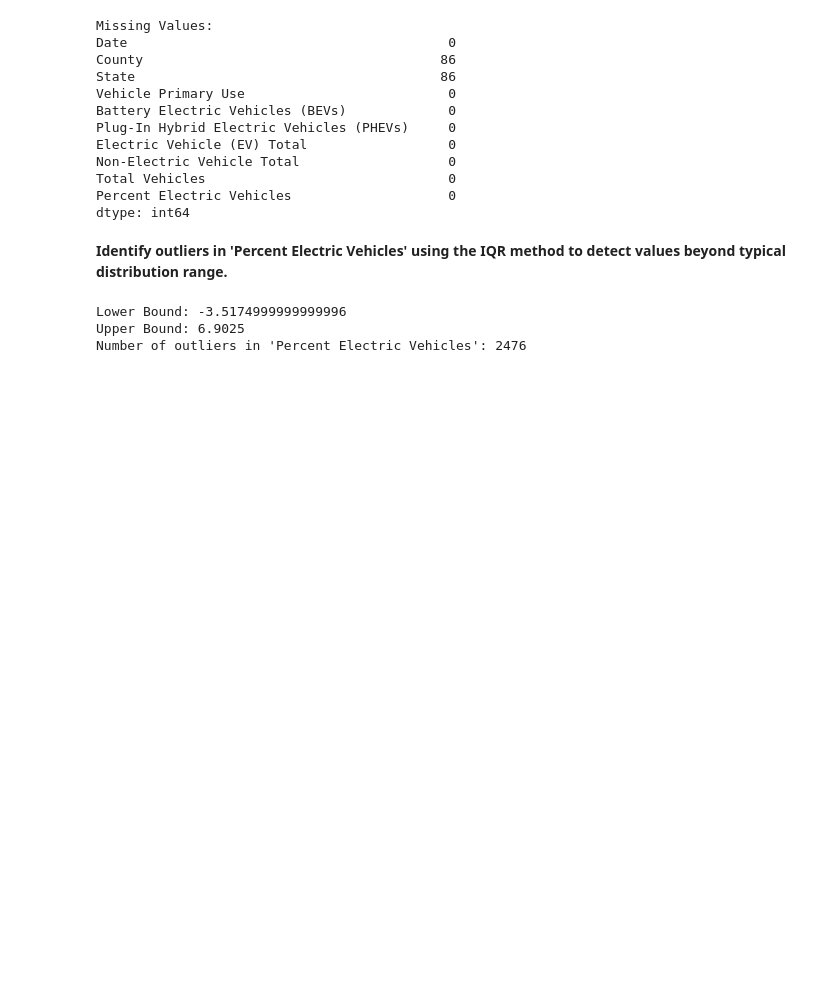
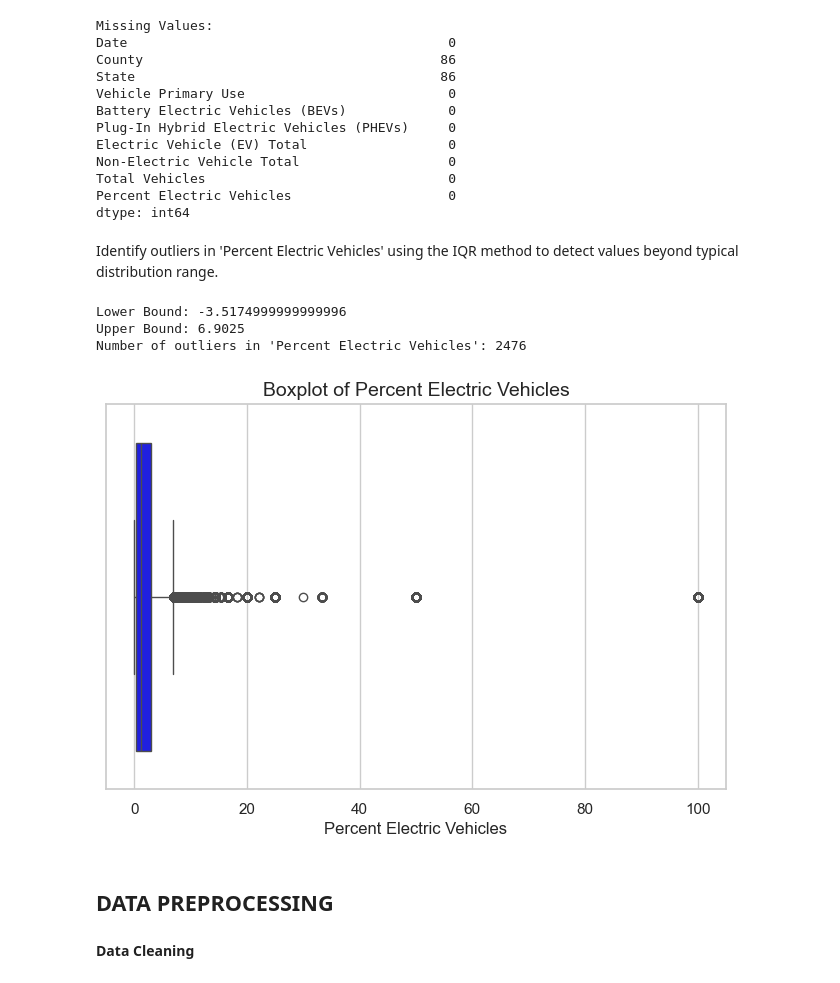
Before and after one commit to Renuka4443/AICTE_INTERNSHIP_CYCLE-2_EDUNET, a Jupyter notebook: EV Vehicle Charging Demand Prediction.ipynb, the cells around one changed output. Cells and saved outputs as stored; diff of their text form; code cells hidden in the pictures; blank space fills up the shorter version.

```diff
--- a/EV Vehicle Charging Demand Prediction.ipynb
+++ b/EV Vehicle Charging Demand Prediction.ipynb
@@ -103,6 +103,6 @@ Total Vehicles                               0
 Percent Electric Vehicles                    0
 dtype: int64
 # %% [markdown]
-**Identify outliers in 'Percent Electric Vehicles' using the IQR method to detect values beyond typical distribution range.**
+Identify outliers in 'Percent Electric Vehicles' using the IQR method to detect values beyond typical distribution range.
 # %%
 #Calculate Q1,Q3 and IQR
@@ -126,3 +124,23 @@ print("Number of outliers in 'Percent Electric Vehicles':", outliers.shape[0])
 Lower Bound: -3.5174999999999996
 Upper Bound: 6.9025
 Number of outliers in 'Percent Electric Vehicles': 2476
+# %%
+#Set figure size and style
+plt.figure(figsize=(8, 5))
+sns.set(style="whitegrid")
+
+#Create boxplot for 'Percent Electric Vehicles'
+sns.boxplot(x=df['Percent Electric Vehicles'],color='blue')
+
+#Add title and labels
+plt.title("Boxplot of Percent Electric Vehicles",fontsize=14)
+plt.xlabel("Percent Electric Vehicles",fontsize=12)
+
+#Display the plot
+plt.show()
+# %% [output]
+[figure, added]
+# %% [markdown]
+## DATA PREPROCESSING
+# %% [markdown]
+**Data Cleaning**
```
Also changed, not shown: parts of 57 cells of this notebook, 2 other files.
